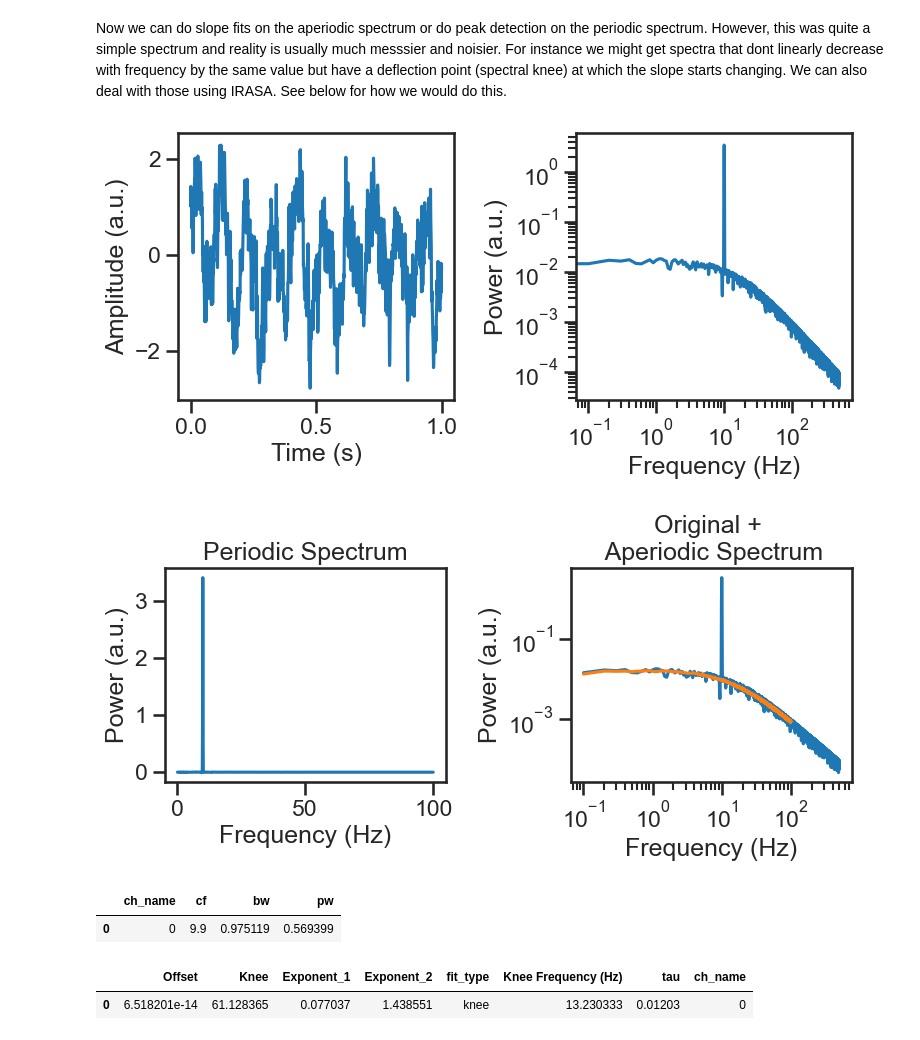
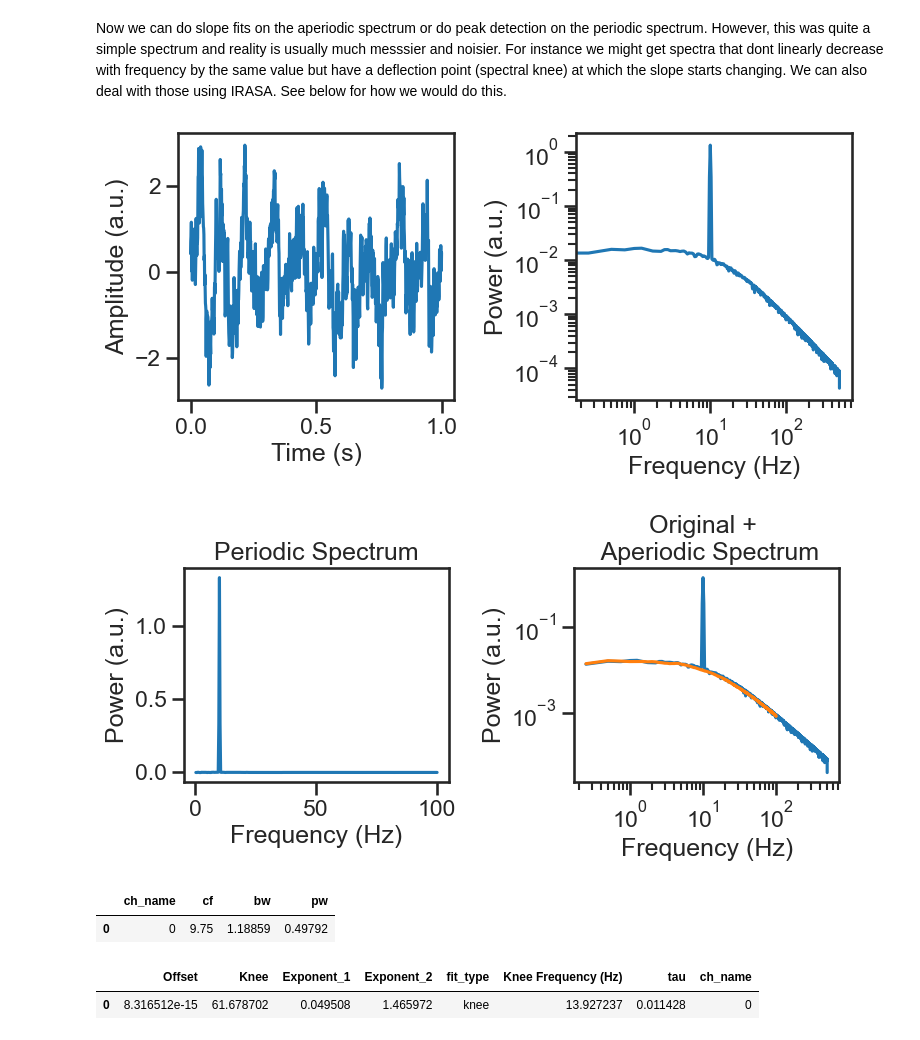
Before and after one commit to schmidtfa/pyrasa, a Jupyter notebook: examples/basic_functionality.ipynb, the cells around one changed output. Drawn from its saved outputs; the diff is of its cells as text; code cells hidden in the pictures.

```diff
--- a/examples/basic_functionality.ipynb
+++ b/examples/basic_functionality.ipynb
@@ -198,30 +198,30 @@ See below for how we would do this.
 # %%
 # %% Lets check the knee
 knee_freq = 15
 exp = 1.5
 knee = knee_freq ** exp
-duration=10
+duration=4
 overlap=0.99
 
 sim_components = {'sim_knee': {'exponent1' : -.0, 'exponent2': -1*exp, 'knee':knee },
                   'sim_oscillation': {'freq' : 10}}
 
 sig = sim_combined(n_seconds=n_seconds, fs=fs, components=sim_components)
 
 # %%
 max_times = times < 1
 f, axes = plt.subplots(ncols=2, figsize=(8, 4))
 axes[0].plot(times[max_times], sig[max_times])
 axes[0].set_ylabel('Amplitude (a.u.)')
 axes[0].set_xlabel('Time (s)')
 freq, psd = dsp.welch(sig, fs=fs, nperseg=duration*fs, noverlap=duration*fs*overlap)
 axes[1].loglog(freq, psd)
 axes[1].set_ylabel('Power (a.u.)')
 axes[1].set_xlabel('Frequency (Hz)')
 
 plt.tight_layout()
 # %% [output]
-[figure, old version]
+[figure, new version]
 # %%
 irasa_out = irasa(sig,
                     fs=fs,
@@ -250,19 +250,19 @@ axes[1].set_title('Original + \n Aperiodic Spectrum')
 f.tight_layout()
 f.savefig('../simulations/example_knee.png')
 # %% [output]
-[figure, old version]
+[figure, new version]
 # %%
 # %% get periodic stuff
 irasa_out.get_peaks()
 # %% [output]
 |  | ch_name | cf | bw | pw |
-| 0 | 0 | 9.9 | 0.975119 | 0.569399 |
+| 0 | 0 | 9.75 | 1.18859 | 0.49792 |
 # %%
 aps = irasa_out.fit_aperiodic_model(fit_func='knee').aperiodic_params
 aps
 # %% [output]
 |  | Offset | Knee | Exponent_1 | Exponent_2 | fit_type | Knee Frequency (Hz) | tau | ch_name |
-| 0 | 6.518201e-14 | 61.128365 | 0.077037 | 1.438551 | knee | 13.230333 | 0.01203 | 0 |
+| 0 | 8.316512e-15 | 61.678702 | 0.049508 | 1.465972 | knee | 13.927237 | 0.011428 | 0 |
 # %%
 # %% get aperiodic stuff
 ap_f = irasa_out.fit_aperiodic_model(fit_func='fixed')
```
Also changed, not shown: parts of 11 cells of this notebook, 2 other files.
